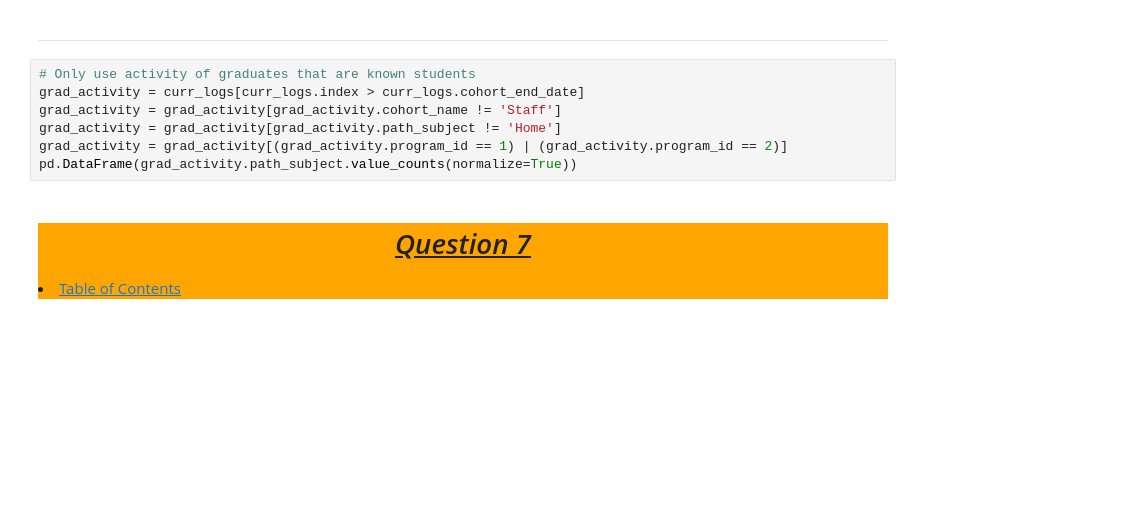
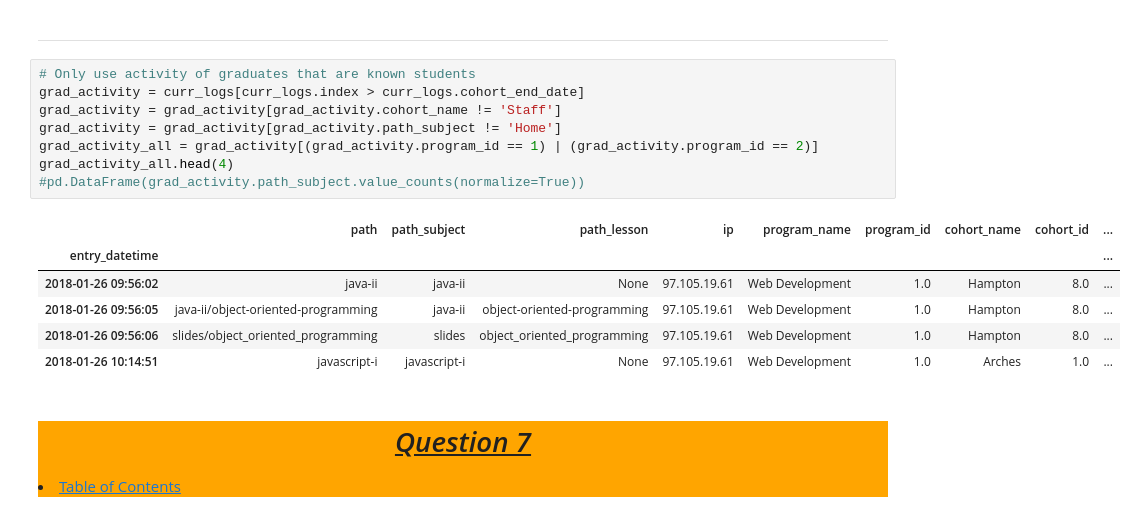
Before and after one commit to Jared-Wood135/anomaly-detection-exercises, a Jupyter notebook: explore.ipynb, the cells around one changed output. Drawn from its saved outputs; the diff is of its cells as text; blank space fills up the shorter version.

```diff
--- a/explore.ipynb
+++ b/explore.ipynb
@@ -413,10 +436,18 @@ plt.show()
 # %%
 # Only use activity of graduates that are known students
 grad_activity = curr_logs[curr_logs.index > curr_logs.cohort_end_date]
 grad_activity = grad_activity[grad_activity.cohort_name != 'Staff']
 grad_activity = grad_activity[grad_activity.path_subject != 'Home']
-grad_activity = grad_activity[(grad_activity.program_id == 1) | (grad_activity.program_id == 2)]
-pd.DataFrame(grad_activity.path_subject.value_counts(normalize=True))
+grad_activity_all = grad_activity[(grad_activity.program_id == 1) | (grad_activity.program_id == 2)]
+grad_activity_all.head(4)
+#pd.DataFrame(grad_activity.path_subject.value_counts(normalize=True))
+# %% [output]
+|  | path | path_subject | path_lesson | ip | program_name | program_id | cohort_name | cohort_id | ... |
+| entry_datetime |  |  |  |  |  |  |  |  | ... |
+| 2018-01-26 09:56:02 | java-ii | java-ii | None | 97.105.19.61 | Web Development | 1.0 | Hampton | 8.0 | ... |
+| 2018-01-26 09:56:05 | java-ii/object-oriented-programming | java-ii | object-oriented-programming | 97.105.19.61 | Web Development | 1.0 | Hampton | 8.0 | ... |
+| 2018-01-26 09:56:06 | slides/object_oriented_programming | slides | object_oriented_programming | 97.105.19.61 | Web Development | 1.0 | Hampton | 8.0 | ... |
+| 2018-01-26 10:14:51 | javascript-i | javascript-i | None | 97.105.19.61 | Web Development | 1.0 | Arches | 1.0 | ... |
 # %% [markdown]
 <div style='background-color: orange'>
 <a id='q7'></a>
```
Also changed, not shown: parts of 6 cells of this notebook.
